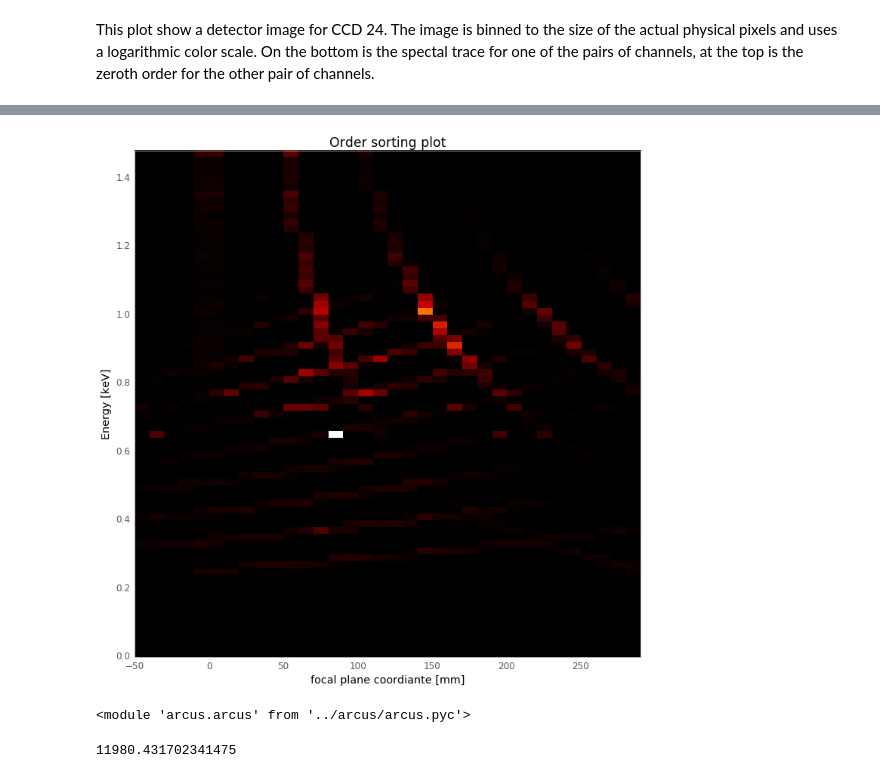
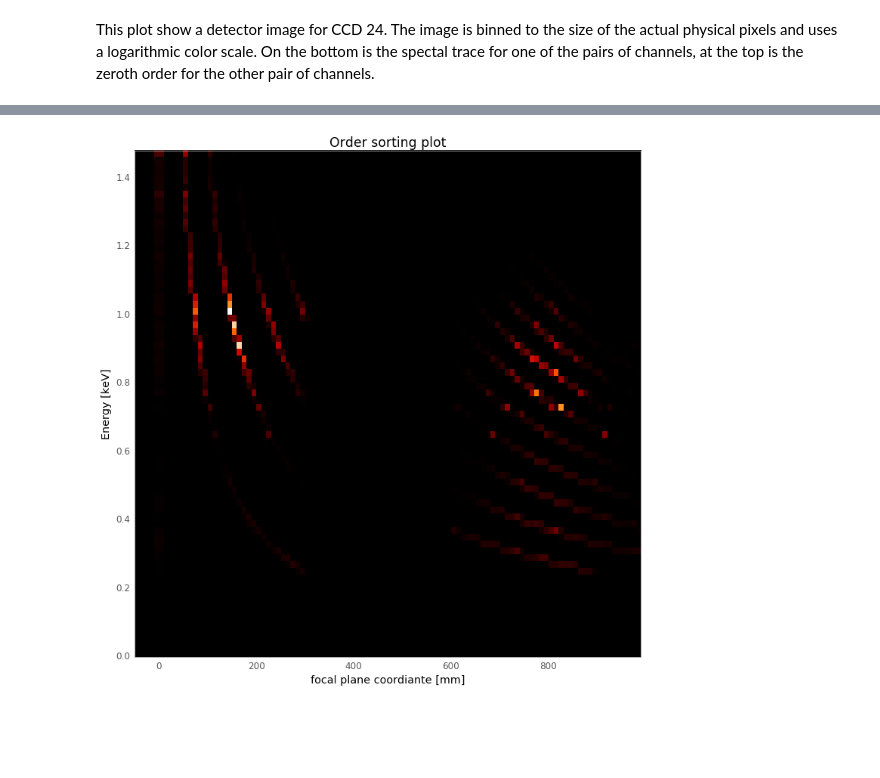
Before and after one commit to hamogu/ARCUS, a Jupyter notebook: notebooks/CATmerrit.ipynb, the cells around one changed output, grey strips where cells are left out. Cells and saved outputs as stored; diff of their text form; code cells hidden in the pictures; blank space fills up the shorter version.

```diff
--- a/notebooks/CATmerrit.ipynb
+++ b/notebooks/CATmerrit.ipynb
@@ -521,7 +525,7 @@ title = plt.title('EQ Peg A input spectrum')
 # %%
 # Simulations runs for a while if we want a large number of photons and thus I run it in an external script.
 # Read result for plotting here:
-eqpegA = Table.read(os.path.join(dataroot, 'EQPegA.fits'))
+eqpegA = Table.read(os.path.join(dataroot, 'EQPegA1e7.fits'))
 # %%
 import matplotlib.colors
 
@@ -586,21 +630,20 @@ This plot show a detector image for CCD 24. The image is binned to the size of t
+# %%
+# Add a column with a "smeared CCD energy"
+eqpegA['PI'] = eqpegA['energy'] * 1000 + np.random.randn(len(eqpegA)) * 65./2.35
+ind = eqpegA['energy'] <= 1.
+eqpegA['PI'][ind] = eqpegA['energy'][ind] * 1000 + np.random.randn(ind.sum()) * (5 + 8.6 * np.sqrt(3.2 * eqpegA['energy'][ind] + 16.))/2.35
+# And, for plotting ad wavelenght column
+eqpegA['wave'] = (eqpegA['energy'] * u.keV).to(u.Angstrom, equivalencies=u.spectral()).value
 # %%
-ind = photonfiltertopccds(eqpegA)
+ind = photonfiltertopccds(eqpegA) & (eqpegA['detpix_y'] < 500)
 
 fig = plt.figure(figsize=(12,12))
 ax = fig.add_subplot(111)
 out = ax.hist2d(eqpegA['proj_x'][ind], eqpegA['energy'][ind], weights=eqpegA['probability'][ind],
-          bins=[np.arange(-50,300,10.), np.arange(0, 1.5, .02)],
+          bins=[np.arange(-50,1000,10.), np.arange(0, 1.5, .02)],
           )#norm=matplotlib.colors.LogNorm())
 ax.set_ylabel('Energy [keV]')
 ax.set_xlabel('focal plane coordiante [mm]')
 temp = ax.set_title('Order sorting plot')
 # %% [output]
-[figure, old version]
+[figure, new version]
-# %%
-reload(arcus)
-# %% [output]
-<module 'arcus.arcus' from '../arcus/arcus.pyc'>
-# %%
-arcus.gas_1.elements[0].pos4d[0, 3]
-# %% [output]
-11980.431702341475
```
Also changed, not shown: parts of 8 cells of this notebook.
